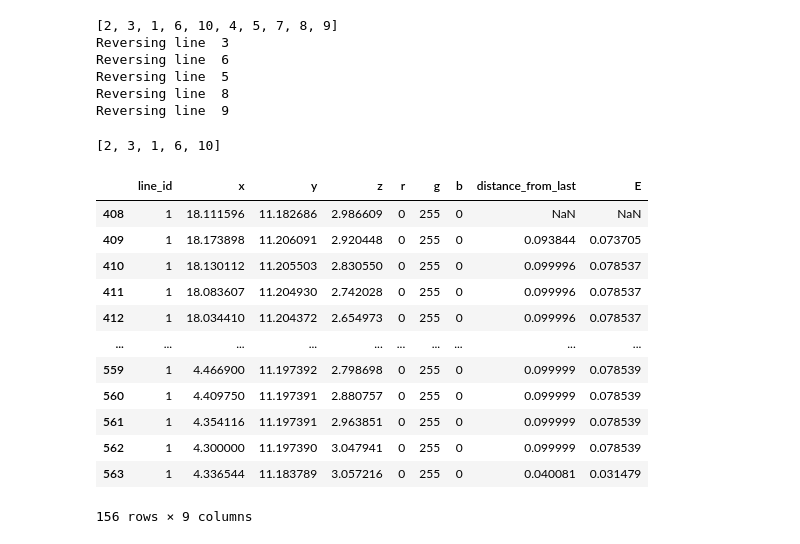
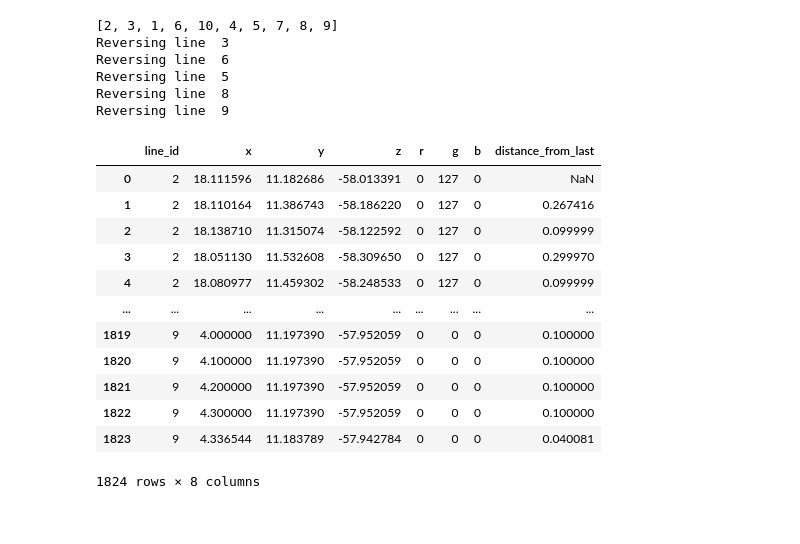
Before and after one commit to joeforth/fractal_slicer, a Jupyter notebook: many_colours_one_file_network.ipynb, the cells around one changed output. Saved outputs shown, nothing was run; the diff lists cells and outputs as text; code cells hidden in the pictures.

Commit message:
finished gcode writer

```diff
--- a/many_colours_one_file_network.ipynb
+++ b/many_colours_one_file_network.ipynb
@@ -319,35 +374,18 @@ for path in line_order_grouped:
-# %%
-line_order_grouped[0]
-# %% [output]
-[2, 3, 1, 6, 10]
-# %%
-def gcode(data, line_order):
-    # Write file preamble:
-    target.write("""
-    M82 ; absolute extrusion mode
-    G90 ; use absolute positioning
-    M104 S0.0 ; Set Hotend Temperature to zero
-    M140 S0.0 ; set bed temp
-    M190 S0.0 ; wait for bed temp
-    G28 ; home all
-    G92 E0.0 ; Set zero extrusion
-    M107 ; Fan off
-
-    G1 X97.5 Y147 F2000 ; Move printhead to centre of printbed
-    G92 X0 Y0 E0 ; Set zero extrusion
-
-    """)
-# %% [output]
-|  | line_id | x | y | z | r | g | b | distance_from_last | E |
-| 408 | 1 | 18.111596 | 11.182686 | 2.986609 | 0 | 255 | 0 | NaN | NaN |
-| 409 | 1 | 18.173898 | 11.206091 | 2.920448 | 0 | 255 | 0 | 0.093844 | 0.073705 |
-| 410 | 1 | 18.130112 | 11.205503 | 2.830550 | 0 | 255 | 0 | 0.099996 | 0.078537 |
-| 411 | 1 | 18.083607 | 11.204930 | 2.742028 | 0 | 255 | 0 | 0.099996 | 0.078537 |
-| 412 | 1 | 18.034410 | 11.204372 | 2.654973 | 0 | 255 | 0 | 0.099996 | 0.078537 |
-| ... | ... | ... | ... | ... | ... | ... | ... | ... | ... |
-| 559 | 1 | 4.466900 | 11.197392 | 2.798698 | 0 | 255 | 0 | 0.099999 | 0.078539 |
-| 560 | 1 | 4.409750 | 11.197391 | 2.880757 | 0 | 255 | 0 | 0.099999 | 0.078539 |
-| 561 | 1 | 4.354116 | 11.197391 | 2.963851 | 0 | 255 | 0 | 0.099999 | 0.078539 |
-| 562 | 1 | 4.300000 | 11.197390 | 3.047941 | 0 | 255 | 0 | 0.099999 | 0.078539 |
-| 563 | 1 | 4.336544 | 11.183789 | 3.057216 | 0 | 255 | 0 | 0.040081 | 0.031479 |
-156 rows × 9 columns
+# %%
+floor = -61
+
+df
+# %% [output]
+|  | line_id | x | y | z | r | g | b | distance_from_last |
+| 0 | 2 | 18.111596 | 11.182686 | -58.013391 | 0 | 127 | 0 | NaN |
+| 1 | 2 | 18.110164 | 11.386743 | -58.186220 | 0 | 127 | 0 | 0.267416 |
+| 2 | 2 | 18.138710 | 11.315074 | -58.122592 | 0 | 127 | 0 | 0.099999 |
+| 3 | 2 | 18.051130 | 11.532608 | -58.309650 | 0 | 127 | 0 | 0.299970 |
+| 4 | 2 | 18.080977 | 11.459302 | -58.248533 | 0 | 127 | 0 | 0.099999 |
+| ... | ... | ... | ... | ... | ... | ... | ... | ... |
+| 1819 | 9 | 4.000000 | 11.197390 | -57.952059 | 0 | 0 | 0 | 0.100000 |
+| 1820 | 9 | 4.100000 | 11.197390 | -57.952059 | 0 | 0 | 0 | 0.100000 |
+| 1821 | 9 | 4.200000 | 11.197390 | -57.952059 | 0 | 0 | 0 | 0.100000 |
+| 1822 | 9 | 4.300000 | 11.197390 | -57.952059 | 0 | 0 | 0 | 0.100000 |
+| 1823 | 9 | 4.336544 | 11.183789 | -57.942784 | 0 | 0 | 0 | 0.040081 |
+1824 rows × 8 columns
```
Also changed, not shown: parts of 1 cell of this notebook, 5 other files.
